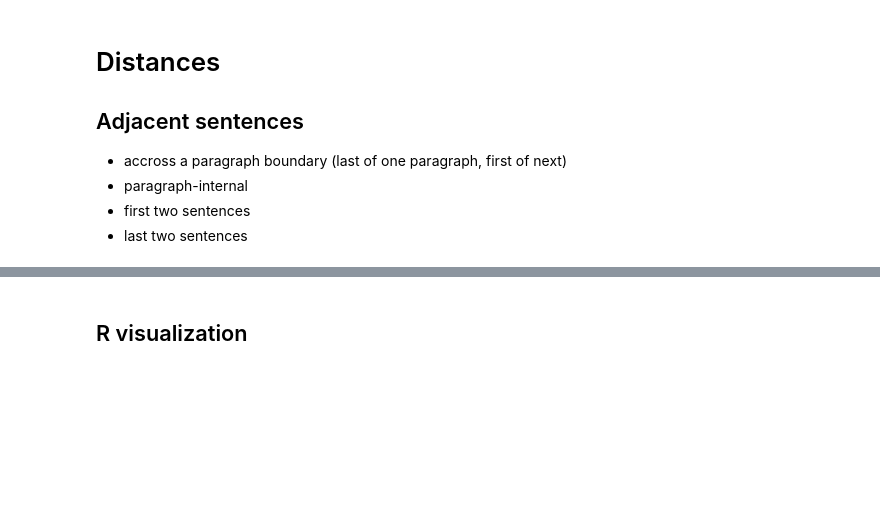
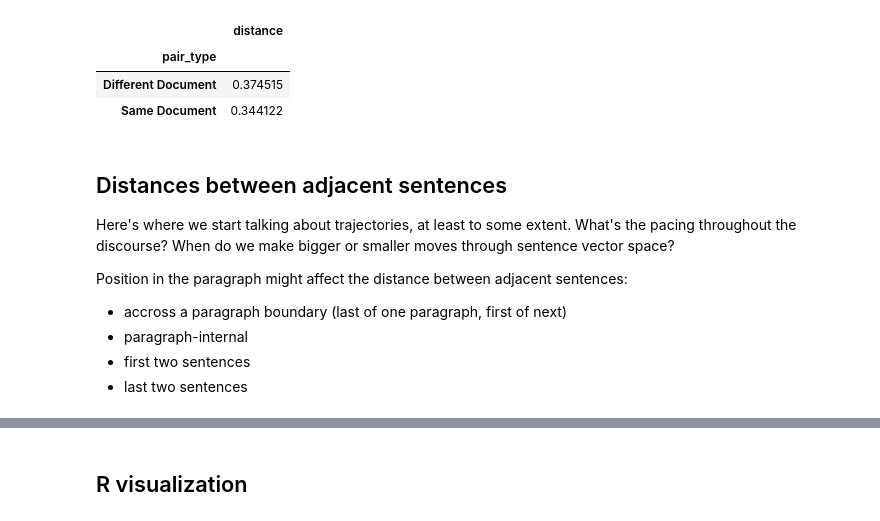
Before and after one commit to erindb/descodisc, a Jupyter notebook: distances.ipynb, the cells around one changed output, grey strips where cells are left out. Drawn from its saved outputs; the diff is of its cells as text; code cells hidden in the pictures; blank space fills up the shorter version.

```diff
--- a/distances.ipynb
+++ b/distances.ipynb
@@ -0,0 +17,16 @@
+# %%
+# load embeddings and metadata and
+# compute distances between sentences
+def get_distances(model, dataset):
+    n_articles = 100
+    input_matrix_file = "data/%s/%s_%s_%d.npy" %(dataset, dataset, model, n_articles)
+    input_data_file = "data/%s/%s_reformatted_%d.csv" %(dataset, dataset, n_articles)
+    # load data
+    df = pd.read_csv(input_data_file)
+    # load embeddings
+    embeddings = np.load(input_matrix_file)
+    distances = 1 - cosine_similarity(embeddings, embeddings)
+    displacements = embeddings[1:] - embeddings[:-1]
+    return df, distances, displacements
+
+df, distances, displacements = get_distances("skipthoughts", "wiki")
@@ -1,8 +41,43 @@
+# %%
+def get_same_doc_mask(df, distances):
+    # pairs of indices
+    product = cartesian((df.doc_id,df.doc_id))
+    # are they in the same document?
+    same_doc_mask = product[:,0] == product[:,1]
+    same_doc_mask.shape = distances.shape
+    return same_doc_mask
+
+def within_vs_across_docs(df):
+    # pairs of indices
+    product = cartesian((df.doc_id,df.doc_id))
+    # are they in the same document?
+    same_doc_mask = get_same_doc_mask(df, distances)
+    # mask by whether distances are in the same document
+    same_doc_distances = distances[same_doc_mask]
+    diff_doc_distances = distances[np.invert(same_doc_mask)]
+    # create dataframe
+    pair_types = (["Same Document" for i in range(len(same_doc_distances))] +
+                  ["Different Document" for i in range(len(diff_doc_distances))])
+    doc_dist_df = pd.DataFrame({"pair_type": pair_types,
+                                "distance": np.concatenate((same_doc_distances,
+                                                            diff_doc_distances), axis=None)})
+    # get means
+    doc_dist_means = doc_dist_df.groupby("pair_type").mean()
+    return doc_dist_means, doc_dist_df
+
+doc_dist_means, doc_dist_df = within_vs_across_docs(df)
+doc_dist_means
+# %% [output]
+|  | distance |
+| pair_type |  |
+| Different Document | 0.374515 |
+| Same Document | 0.344122 |
 # %% [markdown]
-# Distances
+## Distances between adjacent sentences
 
-## Adjacent sentences
+Here's where we start talking about trajectories, at least to some extent. What's the pacing throughout the discourse? When do we make bigger or smaller moves through sentence vector space?
 
+Position in the paragraph might affect the distance between adjacent sentences:
 * accross a paragraph boundary (last of one paragraph, first of next)
 * paragraph-internal
 * first two sentences
```
Also changed, not shown: parts of 21 cells of this notebook, 4 other files.
